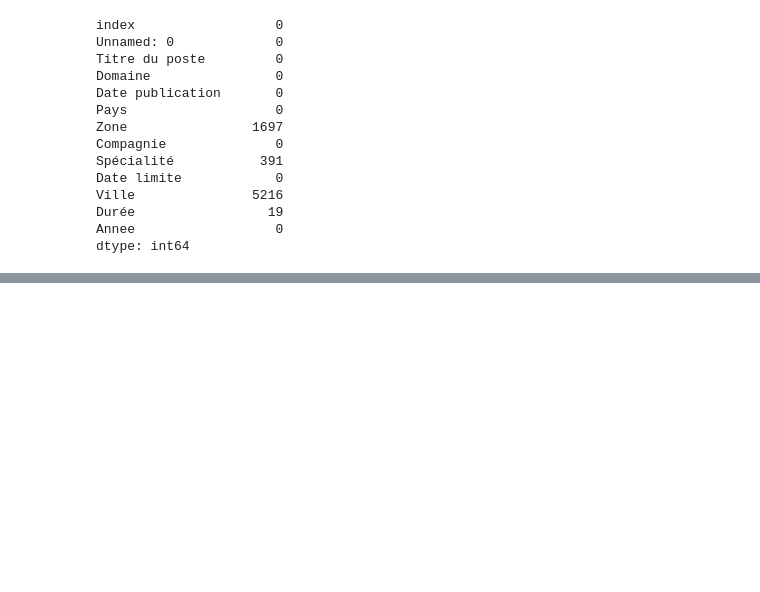
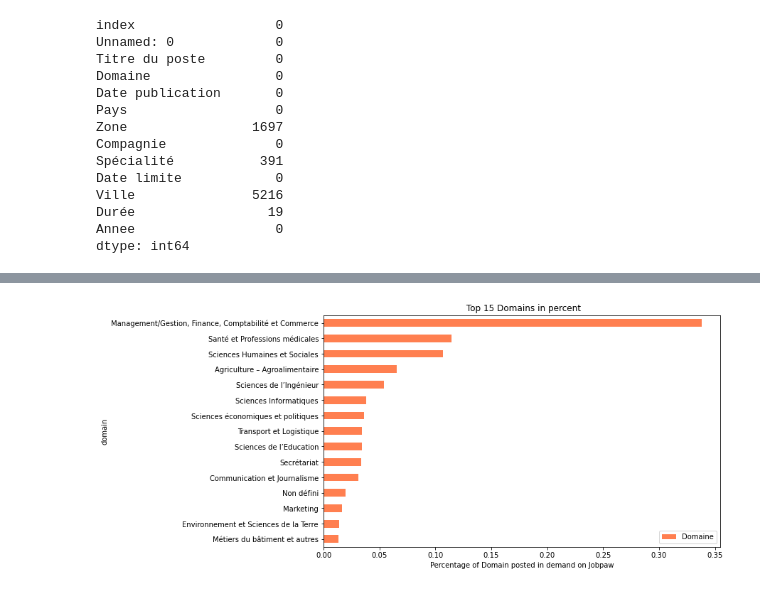
Before and after one commit to samsonjules/Coursera_Capstone, a Jupyter notebook: job_analysis.ipynb, the cells around one changed output, grey strips where cells are left out. Saved outputs shown, nothing was run; the diff lists cells and outputs as text; code cells hidden in the pictures; blank space fills up the shorter version.

```diff
--- a/job_analysis.ipynb
+++ b/job_analysis.ipynb
@@ -618,3 +653,14 @@ df_first.Domaine.value_counts(normalize=True).to_frame()
+# %%
+# Plot top Domain in percent
+top_domain.plot(kind='barh', figsize=(10, 6), color = ['coral', 'darkslateblue', 'mediumseagreen'])
+
+plt.ylabel('domain') # add to x-label to the plot
+plt.xlabel('Percentage of Domain posted in demand on Jobpaw') # add y-label to the plot
+plt.title(' Top 15 Domains in percent') # add title to the plot
+
+plt.show()
+# %% [output]
+[figure, added]
 # %%
 df_first.Durée.value_counts().to_frame()
 # %% [output]
```
Also changed, not shown: parts of 111 cells of this notebook, 1 other file.
